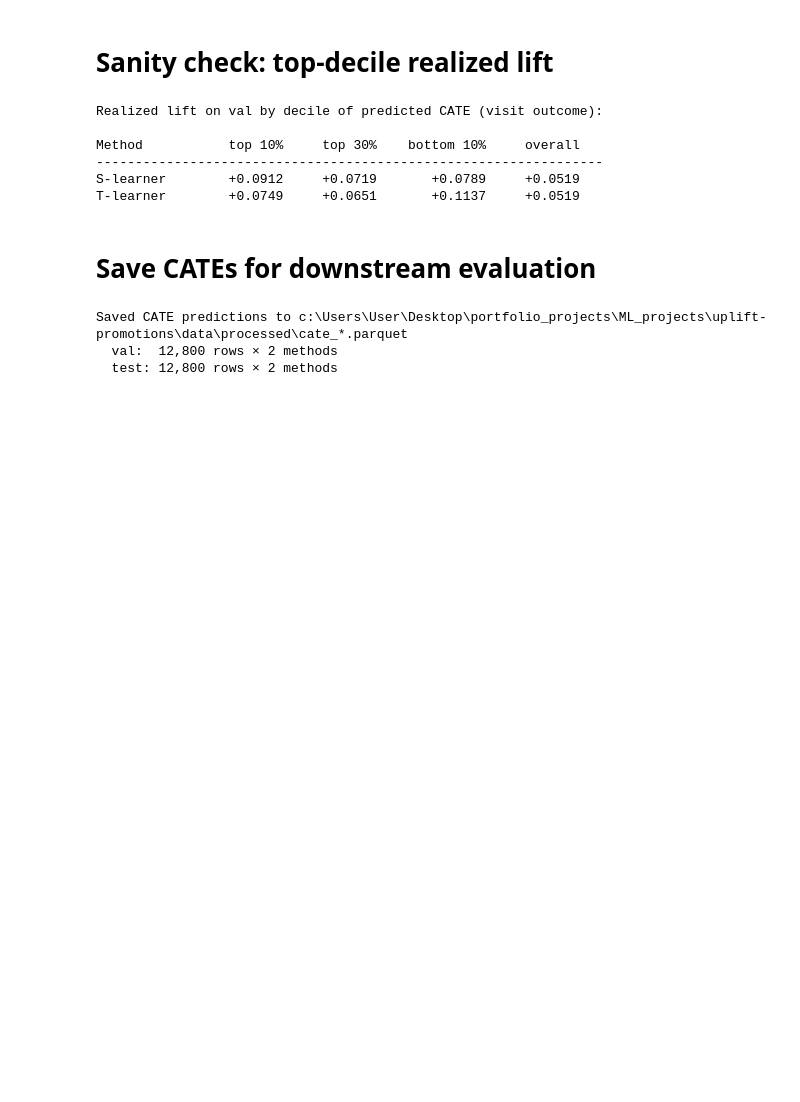
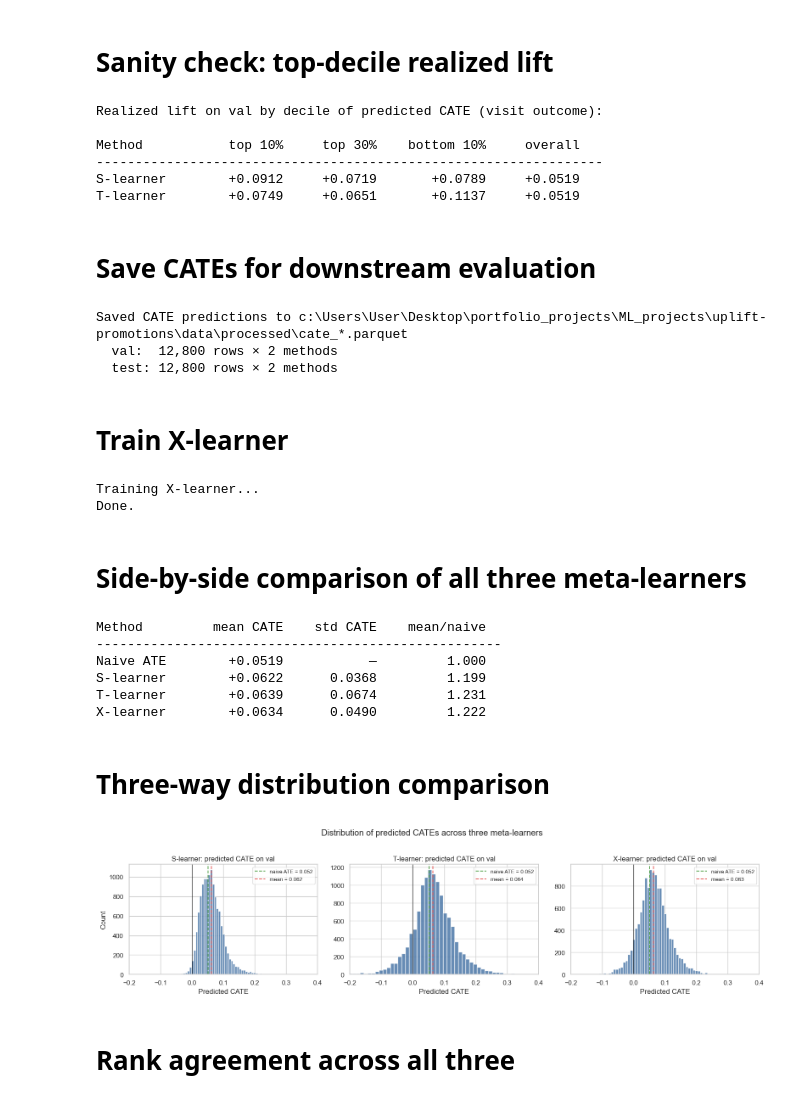
Before and after one commit to rahuldas98rd-png/uplift-promotions, a Jupyter notebook: notebooks/02_baselines.ipynb, the cells around one changed output. Cells and saved outputs as stored; diff of their text form; code cells hidden in the pictures; blank space fills up the shorter version.

Commit message:
Phase 3.1: X-learner with propensity weighting

```diff
--- a/notebooks/02_baselines.ipynb
+++ b/notebooks/02_baselines.ipynb
@@ -419,3 +419,79 @@ print(f"  test: {len(cate_s_test):,} rows × 2 methods")
 Saved CATE predictions to c:\Users\User\Desktop\portfolio_projects\ML_projects\uplift-promotions\data\processed\cate_*.parquet
   val:  12,800 rows × 2 methods
   test: 12,800 rows × 2 methods
+# %% [markdown]
+# Train X-learner
+# %%
+from src.uplift.learners import XLearner
+
+print("Training X-learner...")
+xlearner = XLearner(propensity_model=propensity).fit(X_train_feat, T_train_bin, Y_train_visit)
+print("Done.")
+
+cate_x_val = xlearner.predict_cate(X_val_feat)
+cate_x_test = xlearner.predict_cate(X_test_feat)
+# %% [output]
+Training X-learner...
+Done.
+# %% [markdown]
+# Side-by-side comparison of all three meta-learners
+# %%
+print(f"{'Method':<12s}  {'mean CATE':>10s}  {'std CATE':>10s}  {'mean/naive':>12s}")
+print("-" * 52)
+print(f"{'Naive ATE':<12s}  {naive_val:>+10.4f}  {'—':>10s}  {1.0:>12.3f}")
+print(
+    f"{'S-learner':<12s}  {cate_s_val.mean():>+10.4f}  {cate_s_val.std():>10.4f}  {cate_s_val.mean() / naive_val:>12.3f}"
+)
+print(
+    f"{'T-learner':<12s}  {cate_t_val.mean():>+10.4f}  {cate_t_val.std():>10.4f}  {cate_t_val.mean() / naive_val:>12.3f}"
+)
+print(
+    f"{'X-learner':<12s}  {cate_x_val.mean():>+10.4f}  {cate_x_val.std():>10.4f}  {cate_x_val.mean() / naive_val:>12.3f}"
+)
+# %% [output]
+Method         mean CATE    std CATE    mean/naive
+----------------------------------------------------
+Naive ATE        +0.0519           —         1.000
+S-learner        +0.0622      0.0368         1.199
+T-learner        +0.0639      0.0674         1.231
+X-learner        +0.0634      0.0490         1.222
+# %% [markdown]
+# Three-way distribution comparison
+# %%
+fig, axes = plt.subplots(1, 3, figsize=(16, 4))
+
+for ax, cate, name in zip(
+    axes,
+    [cate_s_val, cate_t_val, cate_x_val],
+    ["S-learner", "T-learner", "X-learner"],
+):
+    ax.hist(cate, bins=60, color="#4c78a8", edgecolor="white", alpha=0.85)
+    ax.axvline(0, color="black", linewidth=0.8)
+    ax.axvline(
+        naive_val,
+        color="#54a24b",
+        linestyle="--",
+        linewidth=1.4,
+        label=f"naive ATE = {naive_val:.3f}",
+    )
+    ax.axvline(
+        cate.mean(),
+        color="#e45756",
+        linestyle="--",
+        linewidth=1.4,
+        label=f"mean = {cate.mean():.3f}",
+    )
+    ax.set_title(f"{name}: predicted CATE on val")
+    ax.set_xlabel("Predicted CATE")
+    ax.set_xlim(-0.2, 0.4)  # same x-range across panels for fair comparison
+    ax.legend(loc="upper right", fontsize=9)
+
+axes[0].set_ylabel("Count")
+fig.suptitle("Distribution of predicted CATEs across three meta-learners", y=1.02)
+fig.tight_layout()
+fig.savefig(FIG_DIR / "08_three_meta_learners.png")
+plt.show()
+# %% [output]
+[figure, added]
+# %% [markdown]
+# Rank agreement across all three
```
Also changed, not shown: parts of 5 cells of this notebook, 2 other files.
